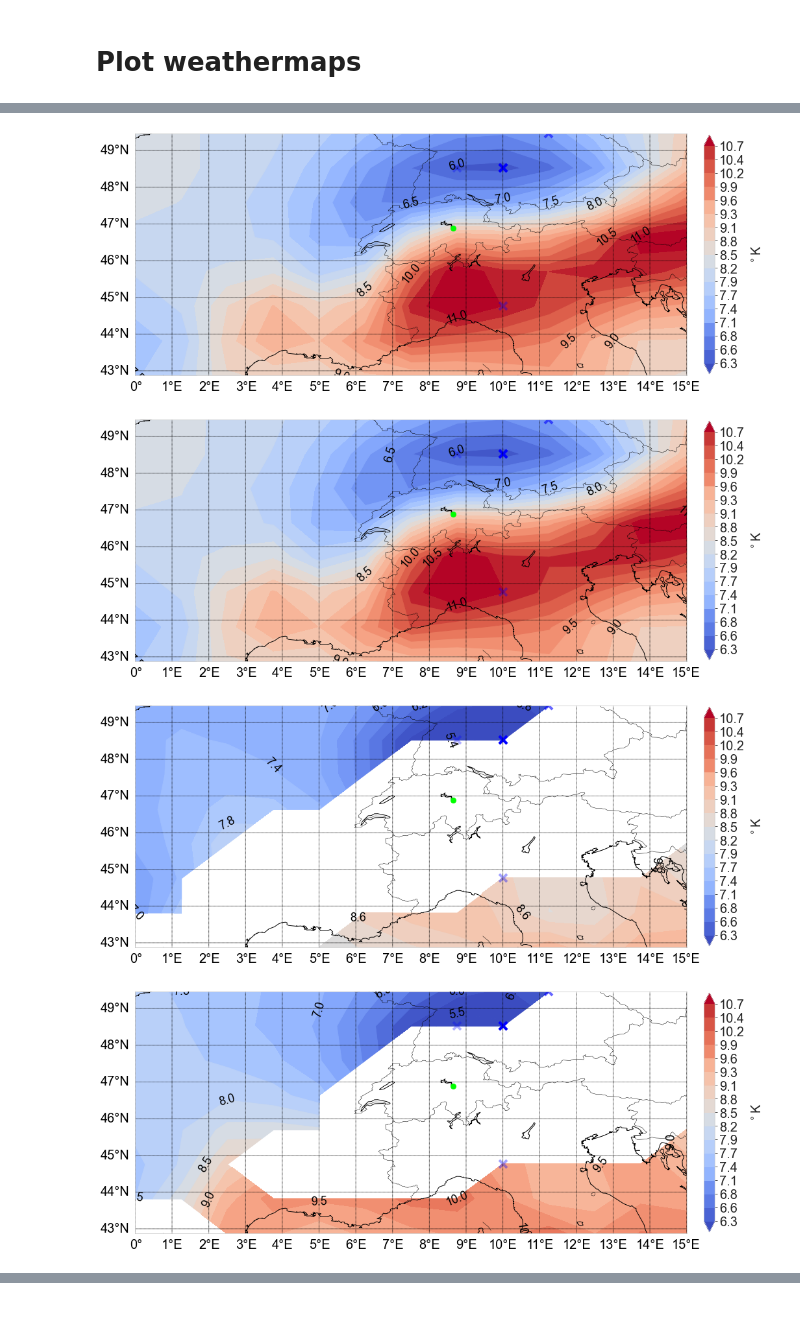
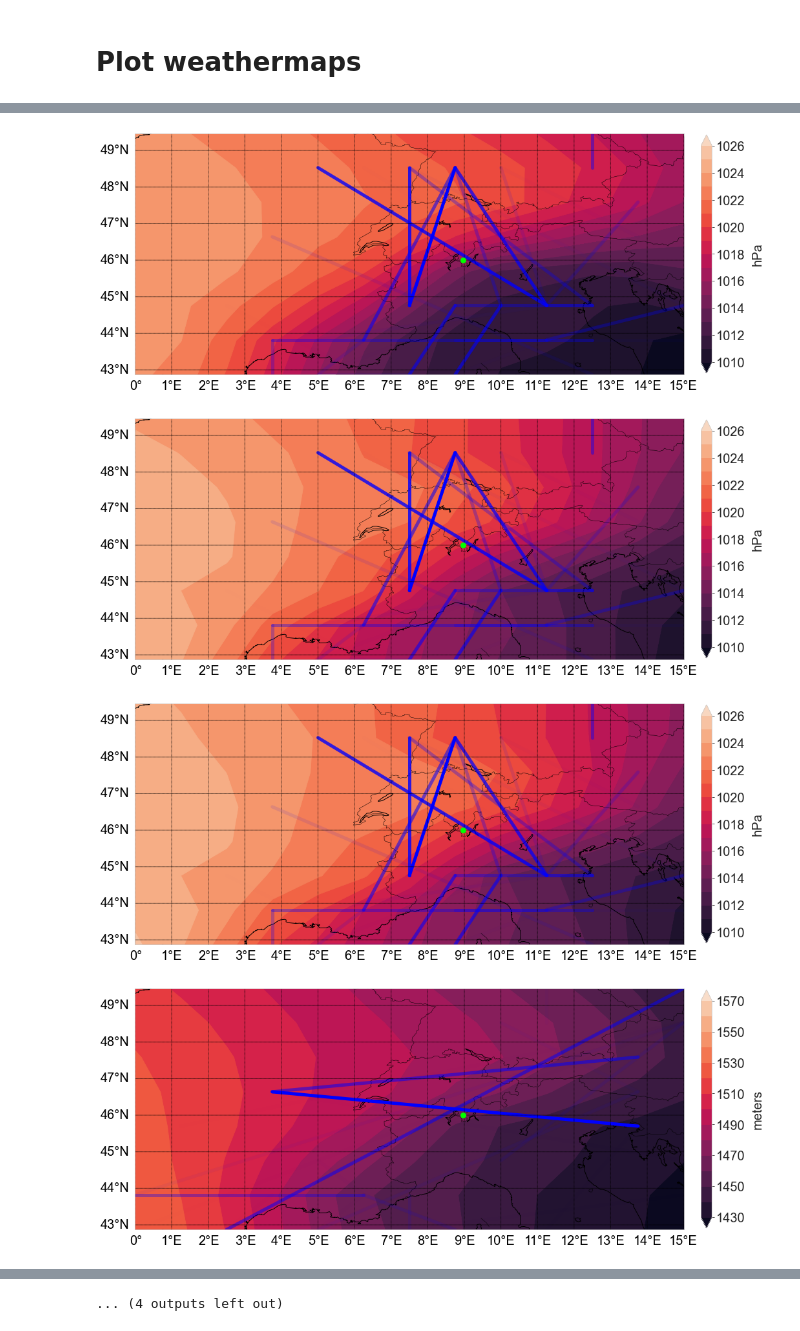
Before and after one commit to ch-mon/foehn-development, a Jupyter notebook: train_model_on_ERAI_and_predict_on_CESM.ipynb, the cells around one changed output, grey strips where cells are left out. Cells and saved outputs as stored; diff of their text form; code cells hidden in the pictures.

Commit message:
Added more modular structure for training; Finalized all plots

```diff
--- a/train_model_on_ERAI_and_predict_on_CESM.ipynb
+++ b/train_model_on_ERAI_and_predict_on_CESM.ipynb
@@ -377,7 +312,7 @@ df_ERA_feature_importances.loc[50:100, :]
 # %% [markdown]
 # Reduce dataframe to most important features
 # %%
-df_ERA_reduced_features = df_ERA_all_features.loc[:,df_ERA_feature_importances.loc[:200, "feature_name"]]
+df_ERA_reduced_features = df_ERA_all_features.loc[:,df_ERA_feature_importances.loc[:250, "feature_name"]]
 feature_names_reduced = df_ERA_reduced_features.columns.tolist()
 df_ERA_reduced_features["date"] = df_ERA_all_features["date"]
 df_ERA_reduced_features["Foehn"] = df_ERA_all_features["Foehn"]
@@ -619,5 +538,5 @@ def custom_loss(predt: np.ndarray, dtrain: xgb.DMatrix, ERA_len, CESM_len, alpha
 # %%
-params = {'max_depth': 4, 'learning_rate': 0.2, "reg_alpha":1, "reg_lambda":10, "n_jobs": 25,"verbosity":1, "seed": 0}
+params = {'max_depth': 4, 'learning_rate': 0.25, "reg_alpha":1, "reg_lambda":20, "n_jobs": 25,"verbosity":1, "seed": 0}
 
 models_retrained_list, thresholds_list = [], []
 precision_scores, recall_scores, f1_scores= [], [], []
@@ -630,7 +549,7 @@ D_train = xgb.DMatrix(df_ERA_reduced_features_scaled.loc[train_mask, feature_nam
                       label=df_ERA_reduced_features_scaled.loc[train_mask, "Foehn"],
                       weight=df_ERA_reduced_features_scaled.loc[train_mask, "Foehn"]*20+1)
 model_ges = xgb.Booster(params, [D_train])
-model_ges = xgb.train(params, dtrain = D_train, num_boost_round=10, xgb_model=model_ges)
+model_ges = xgb.train(params, dtrain = D_train, num_boost_round=20, xgb_model=model_ges)
 
 print("Done Fitting on whole Dataset")
 
@@ -658,7 +577,7 @@ for month in range(1,12+1):
     # Train model
     #model = xgb.Booster(params, [D_train])
     model = model_ges.copy()
-    for _ in range(100):
+    for _ in range(190):
         pred = model.predict(D_train)
         g, h = custom_loss(pred, D_train, ERA_len=train_mask_month.sum(), CESM_len = month_mask_CESMp.sum())
         model.boost(D_train, g, h)
@@ -1011,5 +972,18 @@ df_importances
 # %%
-kwargs = {"variable": variable,
+# kwargs = {"variable": variable,
+#           "variable_lvl": variable_lvl[variable],
+#           "unit": unit[variable],
+#           "vmin": v_limits[variable][0],
+#           "vmax": v_limits[variable][1],
+#           "lats_labels": LATS_CESM_STRING,
+#           "lons_labels": LONS_CESM_STRING,
+#           "df_importances": df_importances}
+
+
+for variable in list(variable_lvl.keys())[0:-1]:
+    df_importances = generate_coordinates_from_feature_label(most_important_features, variable)
+    #df_importances["importance"] = np.log(df_importances["importance"])
+    kwargs = {"variable": variable,
           "variable_lvl": variable_lvl[variable],
           "unit": unit[variable],
           "vmin": v_limits[variable][0],
@@ -1018,31 +992,31 @@ kwargs = {"variable": variable,
           "lons_labels": LONS_CESM_STRING,
           "df_importances": df_importances}
 
+    # These are created with the RF
+#     plot_mean_foehn_condition_for_one_model(**kwargs,
+#                                             model= f"OBS_{foehn_type[location]}",
+#                                             df = df_ERA_with_stability.loc[:,:],
+#                                             foehn = df_ERA_with_stability.loc[:, "Foehn"],
+#                                             )
 
-month = 4
-month_mask_ERA = df_ERA_with_stability["date"].dt.month == month
-plot_mean_foehn_condition_for_one_model(**kwargs,
-                                        model= f"OBS_{foehn_type[location]}",
-                                        df = df_ERA_with_stability.loc[:,:],
-                                        foehn = df_ERA_with_stability.loc[:, "Foehn"],
-                                        )
+    plot_mean_foehn_condition_for_one_model(**kwargs,
+                                            model= f"ERA-Interim_{foehn_type[location]}",
+                                            df = df_ERA_with_stability.loc[:,:],
+                                            foehn = df_ERA_reduced_features_scaled.loc[:, "prediction"],
+                                            )
 
-plot_mean_foehn_condition_for_one_model(**kwargs,
-                                        model= f"ERA-Interim_{foehn_type[location]}",
-                                        df = df_ERA_with_stability.loc[:,:],
-                                        foehn = df_ERA_reduced_features_scaled.loc[:, "prediction"],
-                                        )
+    plot_mean_foehn_condition_for_one_model(**kwargs,
+                                            model= f"CESM-present_{foehn_type[location]}",
+                                            df = df_CESMp.loc[:,:],
+                                            foehn = df_CESMp_reduced_features_scaled.loc[:, "prediction"],
+                                            )
 
-month_mask_CESMp = df_CESMp["date"].dt.month== month
-plot_mean_foehn_condition_for_one_model(**kwargs,
-                                        model= f"CESM-present_{foehn_type[location]}",
-                                        df = df_CESMp.loc[:,:],
-                                        foehn = df_CESMp_reduced_features_scaled.loc[:, "prediction"],
-                                        )
-month_mask_CESMf = df_CESMf["date"].dt.month== month
-plot_mean_foehn_condition_for_one_model(**kwargs,
-                                        model= f"CESM-future_{foehn_type[location]}",
-                                        df = df_CESMf.loc[:,:],
-                                        foehn = df_CESMf_reduced_features_scaled.loc[:, "prediction"],
-                                        )
+    if variable =="T":
+        kwargs["vmin"] += 3.5
+        kwargs["vmax"] += 3.5
+    plot_mean_foehn_condition_for_one_model(**kwargs,
+                                            model= f"CESM-future_{foehn_type[location]}",
+                                            df = df_CESMf.loc[:,:],
+                                            foehn = df_CESMf_reduced_features_scaled.loc[:, "prediction"],
+                                            )
 # %% [output]
@@ -1053,4 +1038,4 @@ Saved figure at: /home/chmony/Documents/Results/newgradient/weathermap_DELTAPHI_
-[figure, old version]
+[figure, new version]
-[figure, old version]
+[figure, new version]
-[figure, old version]
+[figure, new version]
-[figure, old version]
+[figure, new version]
@@ -1057,3 +1049,4 @@ Saved figure at: /home/chmony/Documents/Results/newgradient/weathermap_DELTAPHI_
+... (4 outputs left out)
 # %%
 most_important_features
 # %% [output]
```
Also changed, not shown: parts of 21 cells of this notebook, 4 other files.
